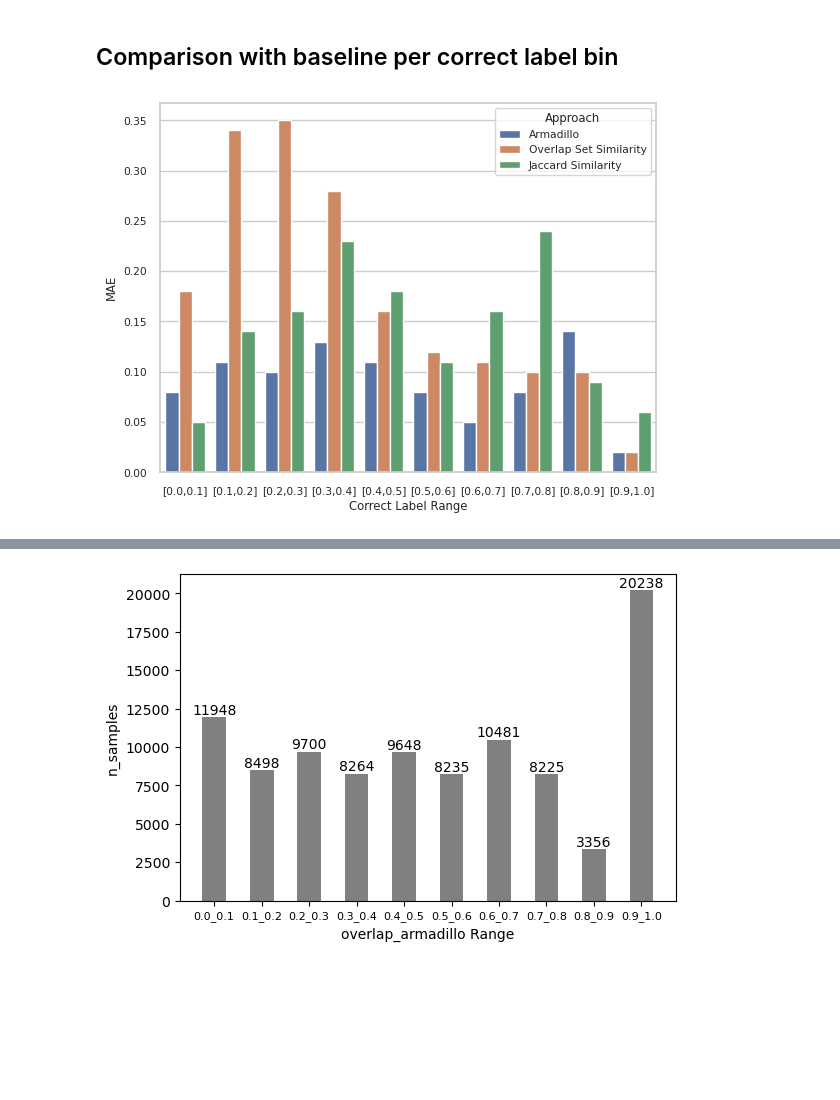
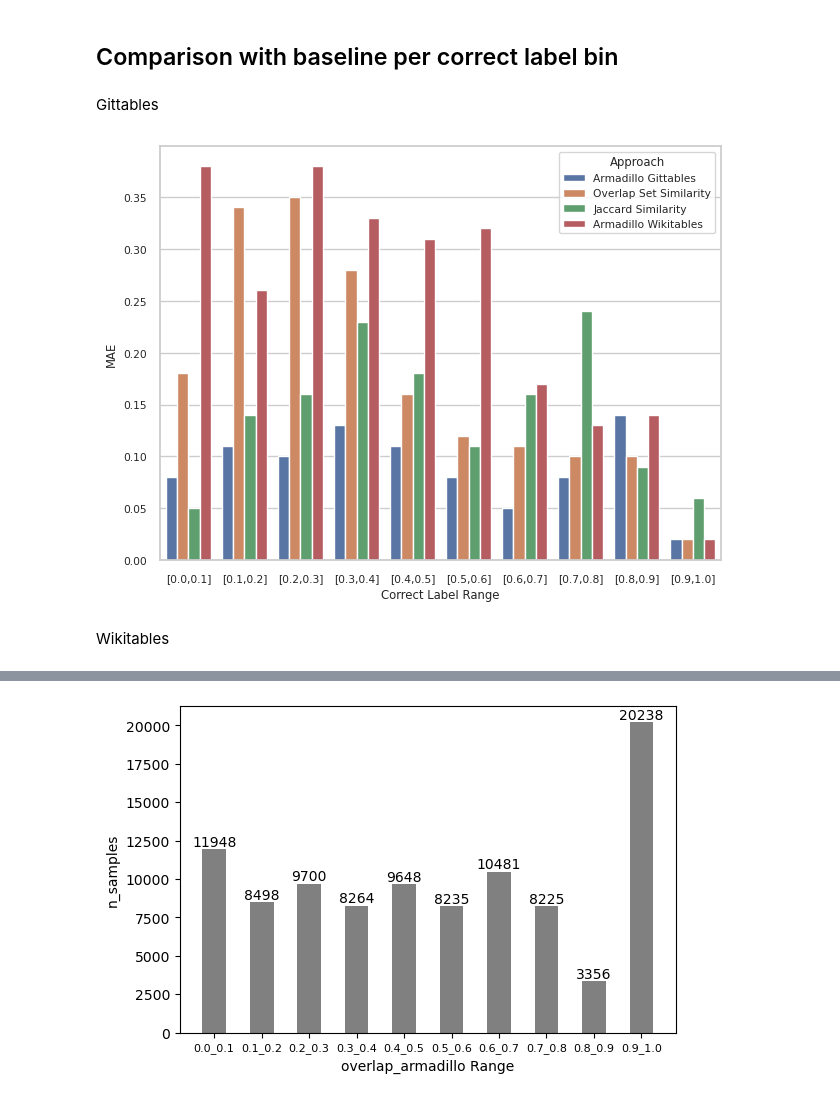
Before and after one commit to frapugna/GNNTE, a Jupyter notebook: _data_visualization.ipynb, the cells around one changed output, grey strips where cells are left out. Cells and saved outputs as stored; diff of their text form; code cells hidden in the pictures; blank space fills up the shorter version.

Commit message:
added new charts and experiments

```diff
--- a/_data_visualization.ipynb
+++ b/_data_visualization.ipynb
@@ -286,7 +151,11 @@ dd = plot_data_distribution('/home/francesco.pugnaloni/GNNTE/Datasets/1_Gittable
 [figure]
 # %% [markdown]
 ## Comparison with baseline per correct label bin
+# %% [markdown]
+Gittables
 # %%
-df = compare_models_hist('/home/francesco.pugnaloni/GNNTE/Datasets/1_Gittables/baseline_performances/test_set_similarities_gittables_with_armadillo_predictions.csv')
+df = compare_models_hist('/home/francesco.pugnaloni/GNNTE/Datasets/1_Gittables/gittables_effectiveness_last_with_wiki.csv', out_pdf='/home/francesco.pugnaloni/GNNTE/GNNTE/mae_comparison_baseline_bars_gittables.pdf')
 # %% [output]
-[figure, old version]
+[figure, new version]
+# %% [markdown]
+Wikitables
```
Also changed, not shown: parts of 64 cells of this notebook, 24 other files.
